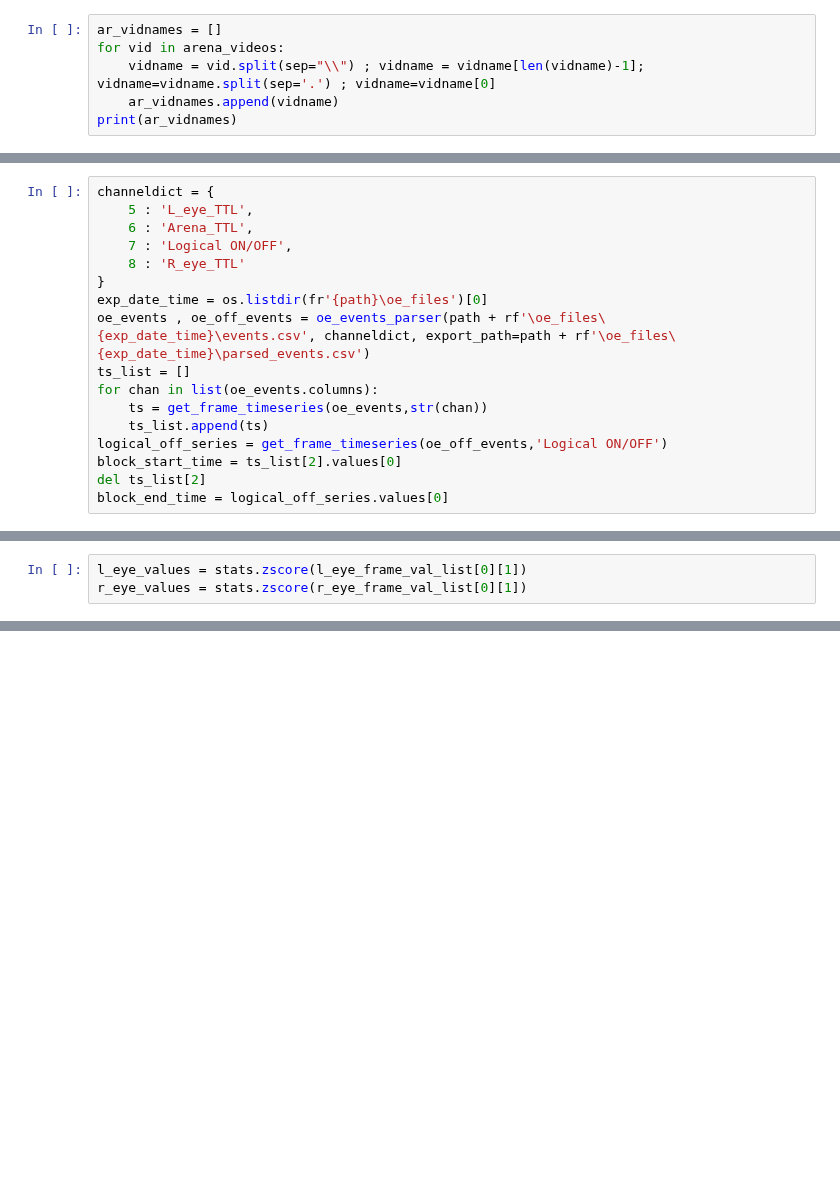
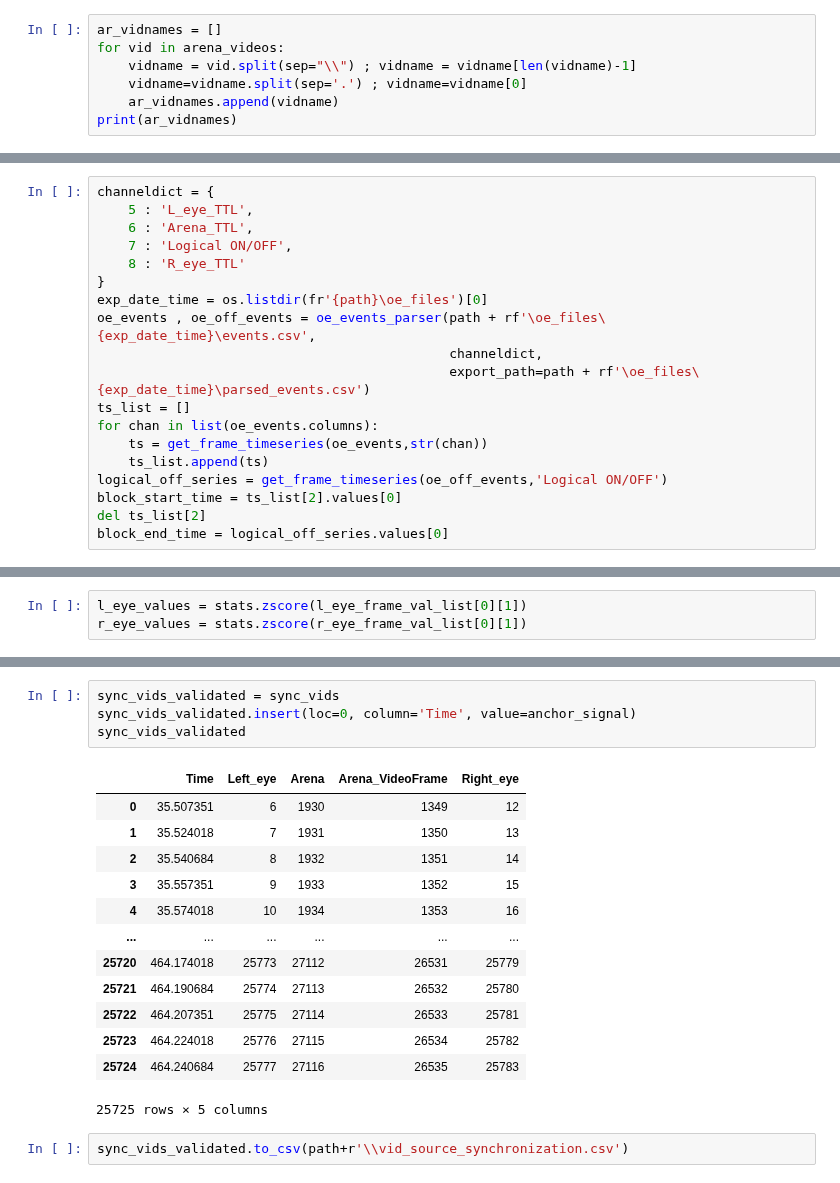
Before and after one commit to neural-electrophysiology-tool-team/Eye-Tracking-Tools, a Jupyter notebook: main_sequence.ipynb, the cells around one changed output, grey strips where cells are left out. Saved outputs shown, nothing was run; the diff lists cells and outputs as text; blank space fills up the shorter version.

```diff
--- a/main_sequence.ipynb
+++ b/main_sequence.ipynb
@@ -173,6 +309,7 @@ print(arena_videos)
 # %%
 ar_vidnames = []
 for vid in arena_videos:
-    vidname = vid.split(sep="\\") ; vidname = vidname[len(vidname)-1]; vidname=vidname.split(sep='.') ; vidname=vidname[0]
+    vidname = vid.split(sep="\\") ; vidname = vidname[len(vidname)-1]
+    vidname=vidname.split(sep='.') ; vidname=vidname[0]
     ar_vidnames.append(vidname)
 print(ar_vidnames)
@@ -196,7 +343,9 @@ channeldict = {
     8 : 'R_eye_TTL'
 }
 exp_date_time = os.listdir(fr'{path}\oe_files')[0]
-oe_events , oe_off_events = oe_events_parser(path + rf'\oe_files\{exp_date_time}\events.csv', channeldict, export_path=path + rf'\oe_files\{exp_date_time}\parsed_events.csv')
+oe_events , oe_off_events = oe_events_parser(path + rf'\oe_files\{exp_date_time}\events.csv',
+                                             channeldict,
+                                             export_path=path + rf'\oe_files\{exp_date_time}\parsed_events.csv')
 ts_list = []
 for chan in list(oe_events.columns):
     ts = get_frame_timeseries(oe_events,str(chan))
@@ -409 +518,21 @@ def four_video_concat(output_name, vid1, vid2, vid3, vid4,  start_frame, shortes
+# %%
+sync_vids_validated = sync_vids
+sync_vids_validated.insert(loc=0, column='Time', value=anchor_signal)
+sync_vids_validated
+# %% [output]
+|  | Time | Left_eye | Arena | Arena_VideoFrame | Right_eye |
+| 0 | 35.507351 | 6 | 1930 | 1349 | 12 |
+| 1 | 35.524018 | 7 | 1931 | 1350 | 13 |
+| 2 | 35.540684 | 8 | 1932 | 1351 | 14 |
+| 3 | 35.557351 | 9 | 1933 | 1352 | 15 |
+| 4 | 35.574018 | 10 | 1934 | 1353 | 16 |
+| ... | ... | ... | ... | ... | ... |
+| 25720 | 464.174018 | 25773 | 27112 | 26531 | 25779 |
+| 25721 | 464.190684 | 25774 | 27113 | 26532 | 25780 |
+| 25722 | 464.207351 | 25775 | 27114 | 26533 | 25781 |
+| 25723 | 464.224018 | 25776 | 27115 | 26534 | 25782 |
+| 25724 | 464.240684 | 25777 | 27116 | 26535 | 25783 |
+25725 rows × 5 columns
+# %%
+sync_vids_validated.to_csv(path+r'\\vid_source_synchronization.csv')
 # %%
```
Also changed, not shown: parts of 38 cells of this notebook.
